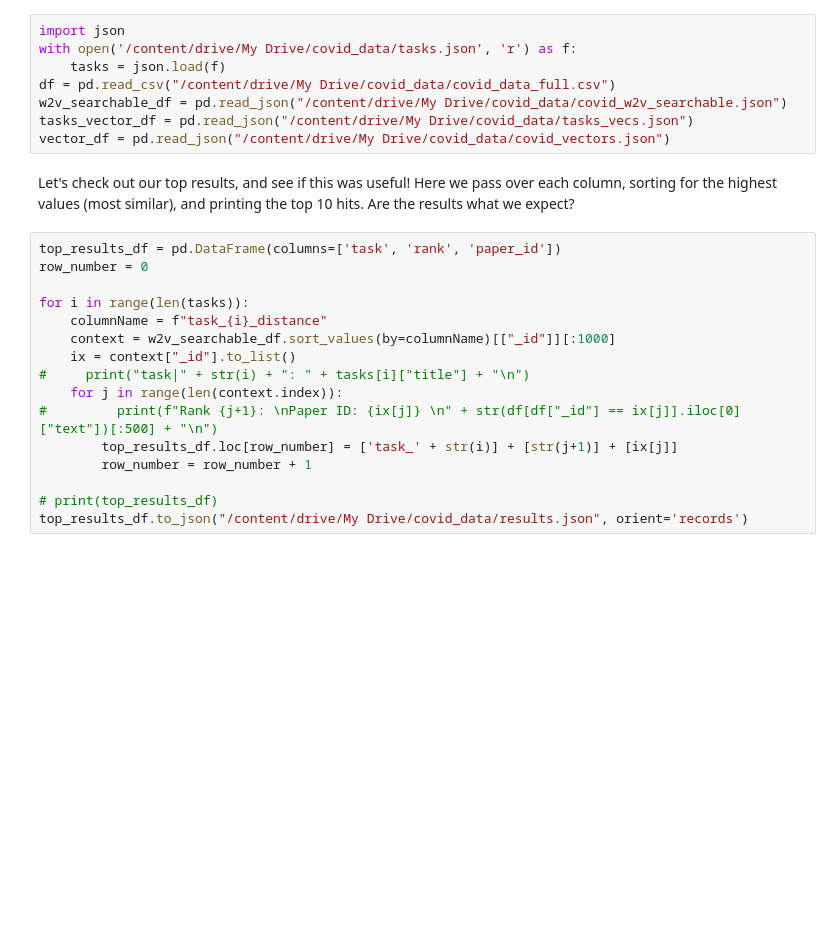
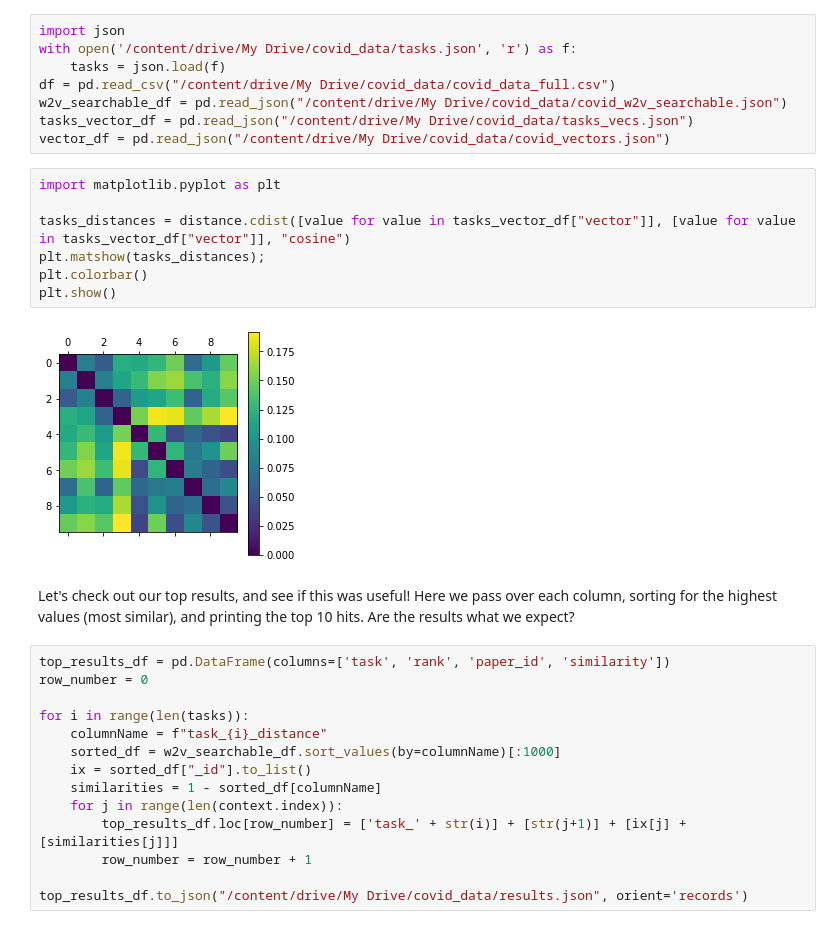
Before and after one commit to CoronaWhy/basic-similarity-between-tasks-and-current-dataset, a Jupyter notebook: notebooks/similarity_between_docs_and_tasks_description.ipynb, the cells around one changed output. Drawn from its saved outputs; the diff is of its cells as text; blank space fills up the shorter version.

Commit message:
Update: results for docs-tasks similarity

```diff
--- a/notebooks/similarity_between_docs_and_tasks_description.ipynb
+++ b/notebooks/similarity_between_docs_and_tasks_description.ipynb
@@ -187,21 +197,28 @@ df = pd.read_csv("/content/drive/My Drive/covid_data/covid_data_full.csv")
 w2v_searchable_df = pd.read_json("/content/drive/My Drive/covid_data/covid_w2v_searchable.json")
 tasks_vector_df = pd.read_json("/content/drive/My Drive/covid_data/tasks_vecs.json")
 vector_df = pd.read_json("/content/drive/My Drive/covid_data/covid_vectors.json")
+# %%
+import matplotlib.pyplot as plt
+
+tasks_distances = distance.cdist([value for value in tasks_vector_df["vector"]], [value for value in tasks_vector_df["vector"]], "cosine")
+plt.matshow(tasks_distances);
+plt.colorbar()
+plt.show()
+# %% [output]
+[figure, added]
 # %% [markdown]
 Let's check out our top results, and see if this was useful! Here we pass over each column, sorting for the highest values (most similar), and printing the top 10 hits. Are the results what we expect?
 # %%
-top_results_df = pd.DataFrame(columns=['task', 'rank', 'paper_id'])
+top_results_df = pd.DataFrame(columns=['task', 'rank', 'paper_id', 'similarity'])
 row_number = 0
 
 for i in range(len(tasks)):
     columnName = f"task_{i}_distance"
-    context = w2v_searchable_df.sort_values(by=columnName)[["_id"]][:1000]
-    ix = context["_id"].to_list()
-#     print("task|" + str(i) + ": " + tasks[i]["title"] + "\n")
+    sorted_df = w2v_searchable_df.sort_values(by=columnName)[:1000]
+    ix = sorted_df["_id"].to_list()
+    similarities = 1 - sorted_df[columnName]
     for j in range(len(context.index)):
-#         print(f"Rank {j+1}: \nPaper ID: {ix[j]} \n" + str(df[df["_id"] == ix[j]].iloc[0]["text"])[:500] + "\n")
-        top_results_df.loc[row_number] = ['task_' + str(i)] + [str(j+1)] + [ix[j]]
+        top_results_df.loc[row_number] = ['task_' + str(i)] + [str(j+1)] + [ix[j] + [similarities[j]]]
         row_number = row_number + 1
 
-# print(top_results_df)
 top_results_df.to_json("/content/drive/My Drive/covid_data/results.json", orient='records')
```
Also changed, not shown: parts of 3 cells of this notebook.
